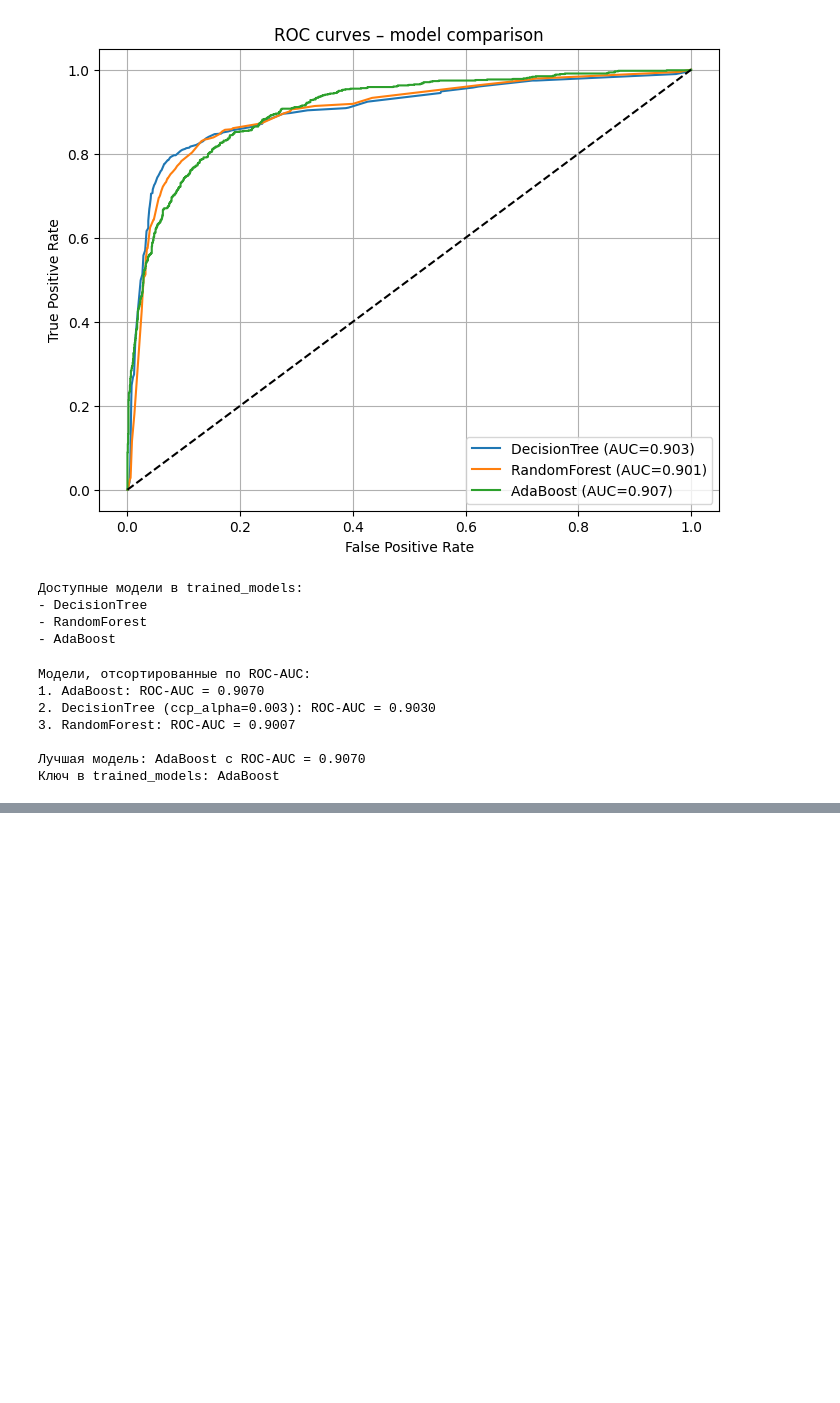
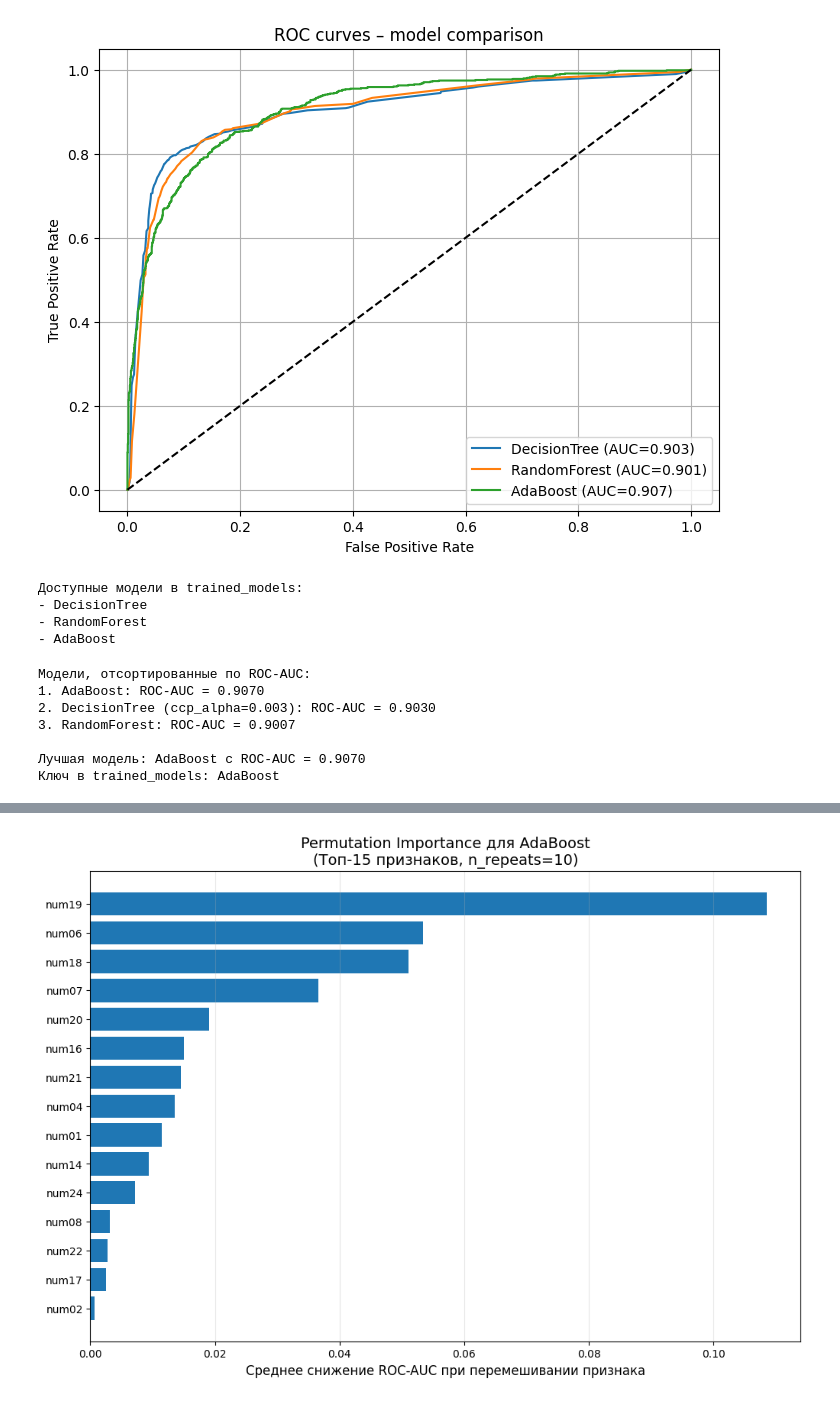
Before and after one commit to Dylan5242/Project_AIE, a Jupyter notebook: homeworks/HW06/HW06.ipynb, the cells around one changed output, grey strips where cells are left out. Cells and saved outputs as stored; diff of their text form; code cells hidden in the pictures; blank space fills up the shorter version.

```diff
--- a/homeworks/HW06/HW06.ipynb
+++ b/homeworks/HW06/HW06.ipynb
@@ -543,0 +821,12 @@ print(f"Ключ в trained_models: {trained_model_key}")
+# %%
+# Определяем лучшую модель
+# Уже определили, что это AdaBoost
+best_model = trained_models['AdaBoost']  # или best_ada
+
+# Сохраняем модель
+best_model_path = artifacts_dir / "best_model.joblib"
+joblib.dump(best_model, best_model_path)
+
+print(f"\nЛучшая модель (AdaBoost) сохранена: {best_model_path}")
+print(f"Тип модели: {type(best_model).__name__}")
+print(f"Параметры модели: {best_model.get_params()}")
@@ -543,0 +901,68 @@ print(f"Ключ в trained_models: {trained_model_key}")
+# %%
+# Создаем папку для графиков
+figures_dir = artifacts_dir / "figures"
+figures_dir.mkdir(exist_ok=True)
+
+# Сохраняем ROC-кривые всех моделей
+roc_fig_path = figures_dir / "roc_curves_comparison.png"
+plt.figure(figsize=(10, 8))
+
+# DecisionTree
+fpr_tree, tpr_tree, _ = roc_curve(y_test, y_proba_tree)
+plt.plot(fpr_tree, tpr_tree, label=f"DecisionTree (AUC={tree_roc_auc:.3f})", linewidth=2)
+
+# RandomForest
+fpr_rf, tpr_rf, _ = roc_curve(y_test, y_proba_rf)
+plt.plot(fpr_rf, tpr_rf, label=f"RandomForest (AUC={rf_roc_auc:.3f})", linewidth=2)
+
+# AdaBoost
+fpr_ada, tpr_ada, _ = roc_curve(y_test, y_proba_ada)
+plt.plot(fpr_ada, tpr_ada, label=f"AdaBoost (AUC={ada_roc_auc:.3f})", linewidth=2)
+
+# LogisticRegression
+fpr_lr, tpr_lr, _ = roc_curve(y_test, y_proba_lr_baseline)
+plt.plot(fpr_lr, tpr_lr, label=f"LogisticRegression (AUC={lr_roc_auc:.3f})", linewidth=2)
+
+# Dummy
+fpr_dummy, tpr_dummy, _ = roc_curve(y_test, y_proba_dummy_baseline)
+plt.plot(fpr_dummy, tpr_dummy, label=f"Dummy (AUC={dummy_roc_auc:.3f})", linestyle='--', linewidth=1)
+
+plt.plot([0, 1], [0, 1], "k--", label="Random", linewidth=1)
+plt.xlabel("False Positive Rate", fontsize=12)
+plt.ylabel("True Positive Rate", fontsize=12)
+plt.title("ROC Curves - Model Comparison", fontsize=14)
+plt.legend(fontsize=10)
+plt.grid(True, alpha=0.3)
+plt.tight_layout()
+plt.savefig(roc_fig_path, dpi=300, bbox_inches='tight')
+plt.close()
+
+print(f"\nROC-кривые сохранены: {roc_fig_path}")
+
+# Сохраняем Confusion Matrix для лучшей модели (AdaBoost)
+from sklearn.metrics import ConfusionMatrixDisplay
+
+cm_fig_path = figures_dir / "confusion_matrix_best_model.png"
+plt.figure(figsize=(8, 6))
+ConfusionMatrixDisplay.from_predictions(y_test, y_pred_ada, cmap='Blues', colorbar=False)
+plt.title(f"Confusion Matrix - {best_model_name}", fontsize=14)
+plt.tight_layout()
+plt.savefig(cm_fig_path, dpi=300, bbox_inches='tight')
+plt.close()
+
+print(f"Confusion Matrix сохранен: {cm_fig_path}")
+
+# Сохраняем Permutation Importance для лучшей модели
+perm_fig_path = figures_dir / "permutation_importance_best_model.png"
+
+# Создаем график Permutation Importance
+top_n = min(15, len(feature_names))
+top_idx = sorted_idx[:top_n]
+
+plt.figure(figsize=(12, 8))
+bars = plt.barh(range(top_n), imp[top_idx][::-1])
+plt.yticks(range(top_n), [feature_names[i] for i in top_idx[::-1]])
+plt.xlabel(f"Среднее снижение ROC-AUC при перемешивании признака", fontsize=12)
+plt.title(f"Permutation Importance для {best_model_name}\n(Топ-{top_n} признаков, n_repeats=10)", fontsize=14)
+plt.grid(axis='x', alpha=0.3)
+# %% [output]
@@ -544 +972,2 @@ print(f"Ключ в trained_models: {trained_model_key}")
+[figure, added]
 # %%
```
Also changed, not shown: parts of 16 cells of this notebook.
